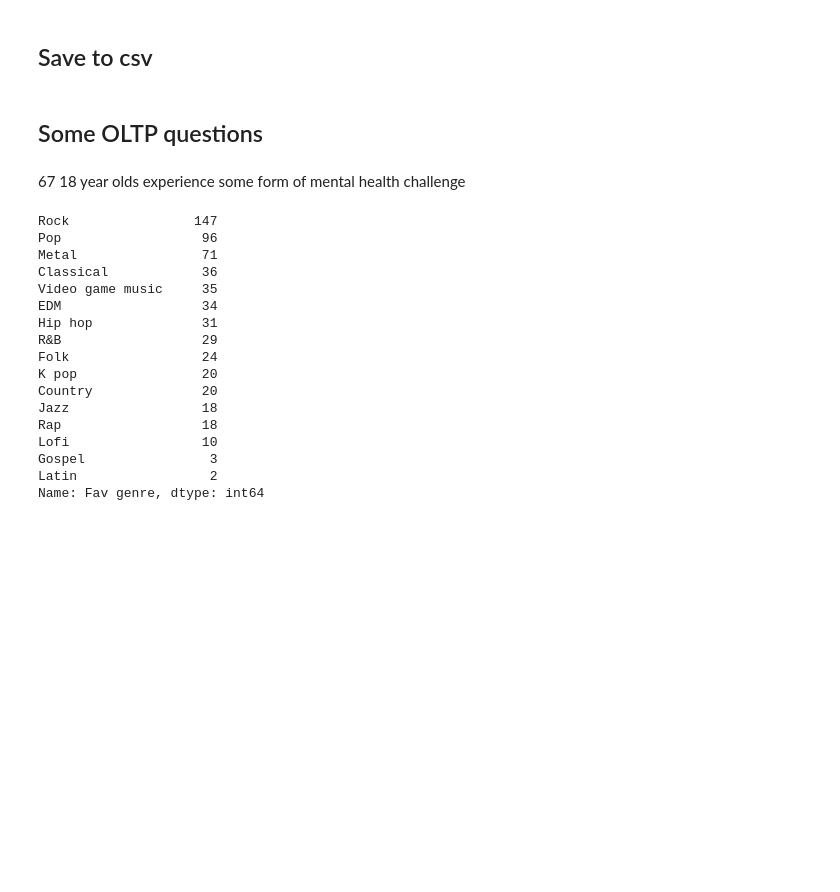
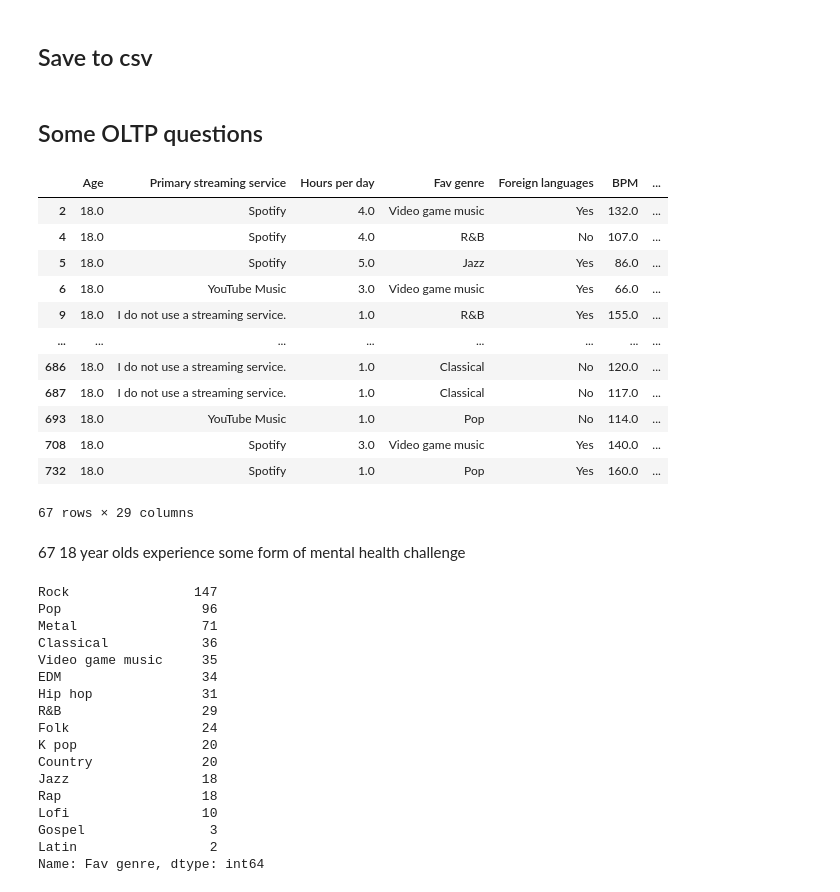
Before and after one commit to ElliceNels/B3EPIC, a Jupyter notebook: Data_Science_Workflow.ipynb, the cells around one changed output. Cells and saved outputs as stored; diff of their text form; code cells hidden in the pictures; blank space fills up the shorter version.

```diff
--- a/Data_Science_Workflow.ipynb
+++ b/Data_Science_Workflow.ipynb
@@ -313,8 +313,23 @@ numericalDatasetS.to_csv('numericalDatasetS.csv', index=False)
 # %% [markdown]
 ## Some OLTP questions
 # %%
-# def age_mental_health_count(age):
-# dataset.loc[(dataset['Age'] == age) & (dataset['Mental health score'] != 0)]
+
+coudataset.loc[(dataset['Age'] == 18) & (dataset['Mental health score'] != 0)]
+count
+# %% [output]
+|  | Age | Primary streaming service | Hours per day | Fav genre | Foreign languages | BPM | ... |
+| 2 | 18.0 | Spotify | 4.0 | Video game music | Yes | 132.0 | ... |
+| 4 | 18.0 | Spotify | 4.0 | R&B | No | 107.0 | ... |
+| 5 | 18.0 | Spotify | 5.0 | Jazz | Yes | 86.0 | ... |
+| 6 | 18.0 | YouTube Music | 3.0 | Video game music | Yes | 66.0 | ... |
+| 9 | 18.0 | I do not use a streaming service. | 1.0 | R&B | Yes | 155.0 | ... |
+| ... | ... | ... | ... | ... | ... | ... | ... |
+| 686 | 18.0 | I do not use a streaming service. | 1.0 | Classical | No | 120.0 | ... |
+| 687 | 18.0 | I do not use a streaming service. | 1.0 | Classical | No | 117.0 | ... |
+| 693 | 18.0 | YouTube Music | 1.0 | Pop | No | 114.0 | ... |
+| 708 | 18.0 | Spotify | 3.0 | Video game music | Yes | 140.0 | ... |
+| 732 | 18.0 | Spotify | 1.0 | Pop | Yes | 160.0 | ... |
+67 rows × 29 columns
 # %% [markdown]
 67 18 year olds experience some form of mental health challenge
 # %%
```
Also changed, not shown: parts of 6 cells of this notebook.
